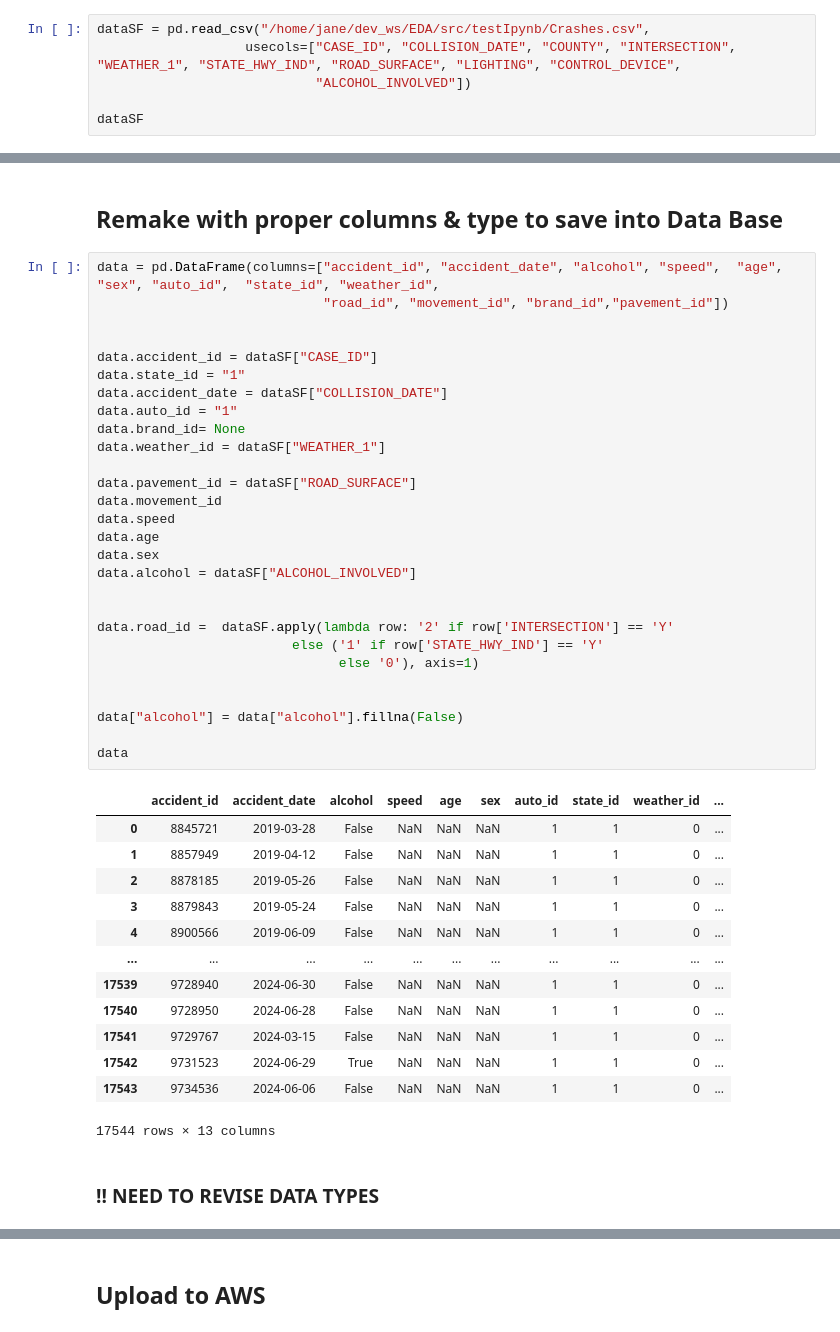
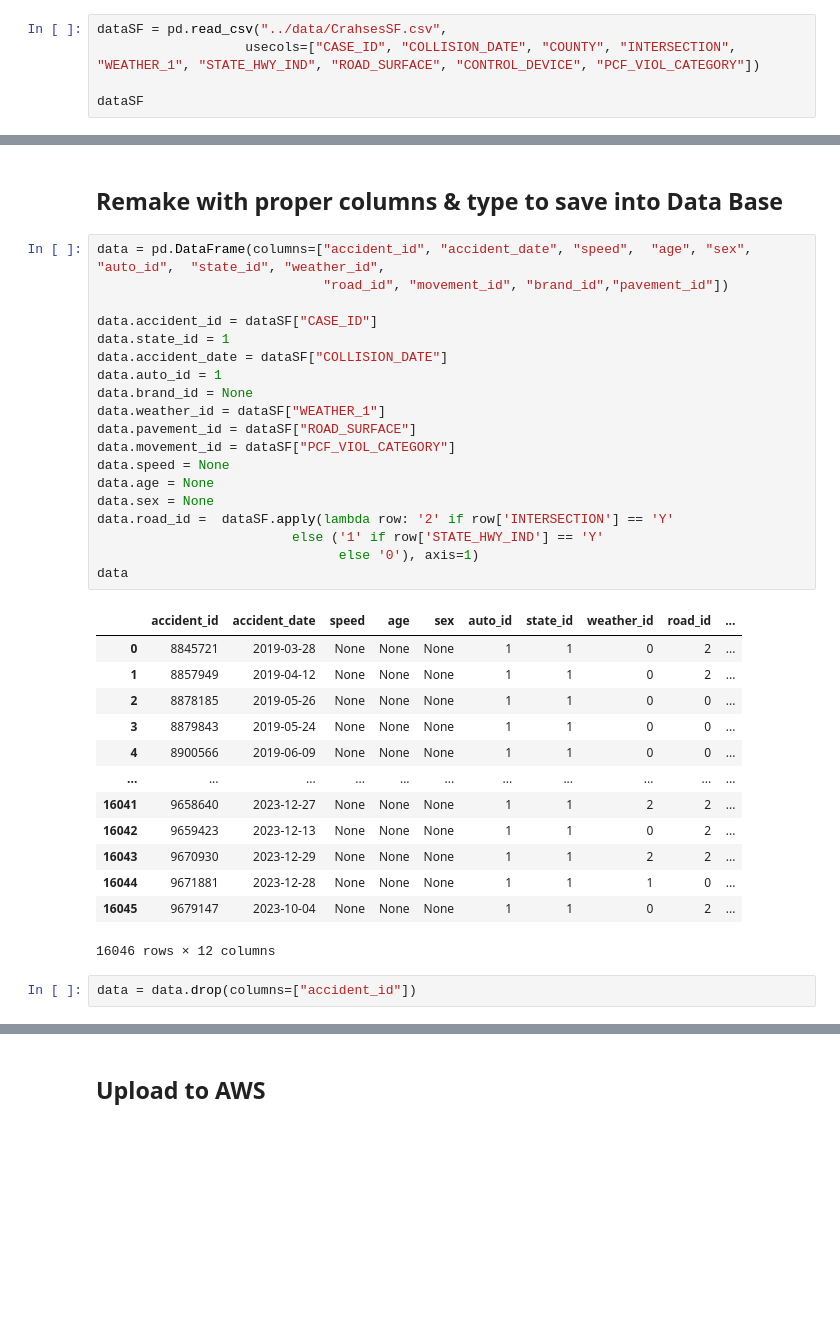
Before and after one commit to addinedu-ros-8th/eda-repo-2, a Jupyter notebook: PrebData/SF_Crashes.ipynb, the cells around one changed output, grey strips where cells are left out. Drawn from its saved outputs; the diff is of its cells as text; blank space fills up the shorter version.

Commit message:
fixed data type and update usa non autonomous data

```diff
--- a/PrebData/SF_Crashes.ipynb
+++ b/PrebData/SF_Crashes.ipynb
@@ -3,9 +3,8 @@ import pandas as pd
 # %% [markdown]
 ## Get the data (CSV) file
 # %%
-dataSF = pd.read_csv("/home/jane/dev_ws/EDA/src/testIpynb/Crashes.csv",
-                   usecols=["CASE_ID", "COLLISION_DATE", "COUNTY", "INTERSECTION", "WEATHER_1", "STATE_HWY_IND", "ROAD_SURFACE", "LIGHTING", "CONTROL_DEVICE",
-                            "ALCOHOL_INVOLVED"])
+dataSF = pd.read_csv("../data/CrahsesSF.csv",
+                   usecols=["CASE_ID", "COLLISION_DATE", "COUNTY", "INTERSECTION", "WEATHER_1", "STATE_HWY_IND", "ROAD_SURFACE", "CONTROL_DEVICE", "PCF_VIOL_CATEGORY"])
 
 dataSF
 # %% [output]
@@ -57,46 +85,37 @@ dataSF
 # %% [markdown]
 ## Remake with proper columns & type to save into Data Base
 # %%
-data = pd.DataFrame(columns=["accident_id", "accident_date", "alcohol", "speed",  "age", "sex", "auto_id",  "state_id", "weather_id",
+data = pd.DataFrame(columns=["accident_id", "accident_date", "speed",  "age", "sex", "auto_id",  "state_id", "weather_id",
                              "road_id", "movement_id", "brand_id","pavement_id"])
 
-
 data.accident_id = dataSF["CASE_ID"]
-data.state_id = "1"
+data.state_id = 1
 data.accident_date = dataSF["COLLISION_DATE"]
-data.auto_id = "1"
-data.brand_id= None
+data.auto_id = 1
+data.brand_id = None
 data.weather_id = dataSF["WEATHER_1"]
-
 data.pavement_id = dataSF["ROAD_SURFACE"]
-data.movement_id
-data.speed
-data.age
-data.sex
-data.alcohol = dataSF["ALCOHOL_INVOLVED"]
-
-
+data.movement_id = dataSF["PCF_VIOL_CATEGORY"]
+data.speed = None
+data.age = None
+data.sex = None
 data.road_id =  dataSF.apply(lambda row: '2' if row['INTERSECTION'] == 'Y'
                          else ('1' if row['STATE_HWY_IND'] == 'Y'
                                else '0'), axis=1)
-
-
-data["alcohol"] = data["alcohol"].fillna(False)
-
 data
 # %% [output]
-|  | accident_id | accident_date | alcohol | speed | age | sex | auto_id | state_id | weather_id | ... |
-| 0 | 8845721 | 2019-03-28 | False | NaN | NaN | NaN | 1 | 1 | 0 | ... |
-| 1 | 8857949 | 2019-04-12 | False | NaN | NaN | NaN | 1 | 1 | 0 | ... |
-| 2 | 8878185 | 2019-05-26 | False | NaN | NaN | NaN | 1 | 1 | 0 | ... |
-| 3 | 8879843 | 2019-05-24 | False | NaN | NaN | NaN | 1 | 1 | 0 | ... |
-| 4 | 8900566 | 2019-06-09 | False | NaN | NaN | NaN | 1 | 1 | 0 | ... |
+|  | accident_id | accident_date | speed | age | sex | auto_id | state_id | weather_id | road_id | ... |
+| 0 | 8845721 | 2019-03-28 | None | None | None | 1 | 1 | 0 | 2 | ... |
+| 1 | 8857949 | 2019-04-12 | None | None | None | 1 | 1 | 0 | 2 | ... |
+| 2 | 8878185 | 2019-05-26 | None | None | None | 1 | 1 | 0 | 0 | ... |
+| 3 | 8879843 | 2019-05-24 | None | None | None | 1 | 1 | 0 | 0 | ... |
+| 4 | 8900566 | 2019-06-09 | None | None | None | 1 | 1 | 0 | 0 | ... |
 | ... | ... | ... | ... | ... | ... | ... | ... | ... | ... | ... |
-| 17539 | 9728940 | 2024-06-30 | False | NaN | NaN | NaN | 1 | 1 | 0 | ... |
-| 17540 | 9728950 | 2024-06-28 | False | NaN | NaN | NaN | 1 | 1 | 0 | ... |
-| 17541 | 9729767 | 2024-03-15 | False | NaN | NaN | NaN | 1 | 1 | 0 | ... |
-| 17542 | 9731523 | 2024-06-29 | True | NaN | NaN | NaN | 1 | 1 | 0 | ... |
-| 17543 | 9734536 | 2024-06-06 | False | NaN | NaN | NaN | 1 | 1 | 0 | ... |
+| 16041 | 9658640 | 2023-12-27 | None | None | None | 1 | 1 | 2 | 2 | ... |
+| 16042 | 9659423 | 2023-12-13 | None | None | None | 1 | 1 | 0 | 2 | ... |
+| 16043 | 9670930 | 2023-12-29 | None | None | None | 1 | 1 | 2 | 2 | ... |
+| 16044 | 9671881 | 2023-12-28 | None | None | None | 1 | 1 | 1 | 0 | ... |
+| 16045 | 9679147 | 2023-10-04 | None | None | None | 1 | 1 | 0 | 2 | ... |
-17544 rows × 13 columns
+16046 rows × 12 columns
-# %% [markdown]
-### !! NEED TO REVISE DATA TYPES
+# %%
+data = data.drop(columns=["accident_id"])
```
Also changed, not shown: parts of 8 cells of this notebook.
